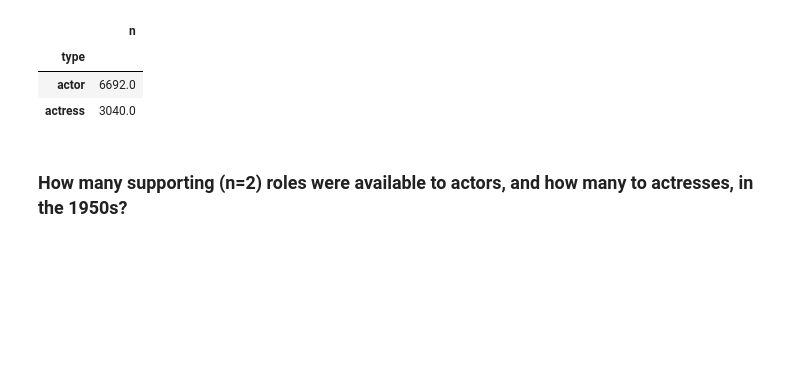
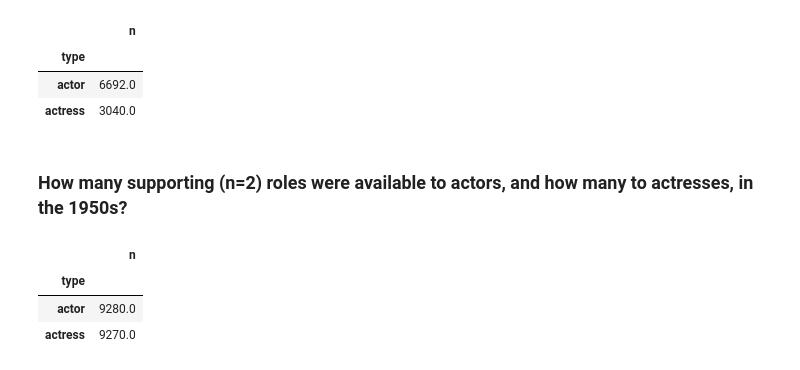
Before and after one commit to GreenSnabl/pycon-pandas-tutorial, a Jupyter notebook: Exercises-2.ipynb, the cells around one changed output. Drawn from its saved outputs; the diff is of its cells as text; code cells hidden in the pictures; blank space fills up the shorter version.

```diff
--- a/Exercises-2.ipynb
+++ b/Exercises-2.ipynb
@@ -244,3 +244,11 @@ n.groupby("type").agg({"n":"sum"})
 | actress | 3040.0 |
 # %% [markdown]
 ### How many supporting (n=2) roles were available to actors, and how many to actresses, in the 1950s?
+# %%
+n = c[(c.year >= 1950) & (c.year < 1960) & (c.n == 2)]
+n.groupby("type").agg({"n":"sum"})
+# %% [output]
+|  | n |
+| type |  |
+| actor | 9280.0 |
+| actress | 9270.0 |
```
Also changed, not shown: parts of 7 cells of this notebook, 6 other files.
